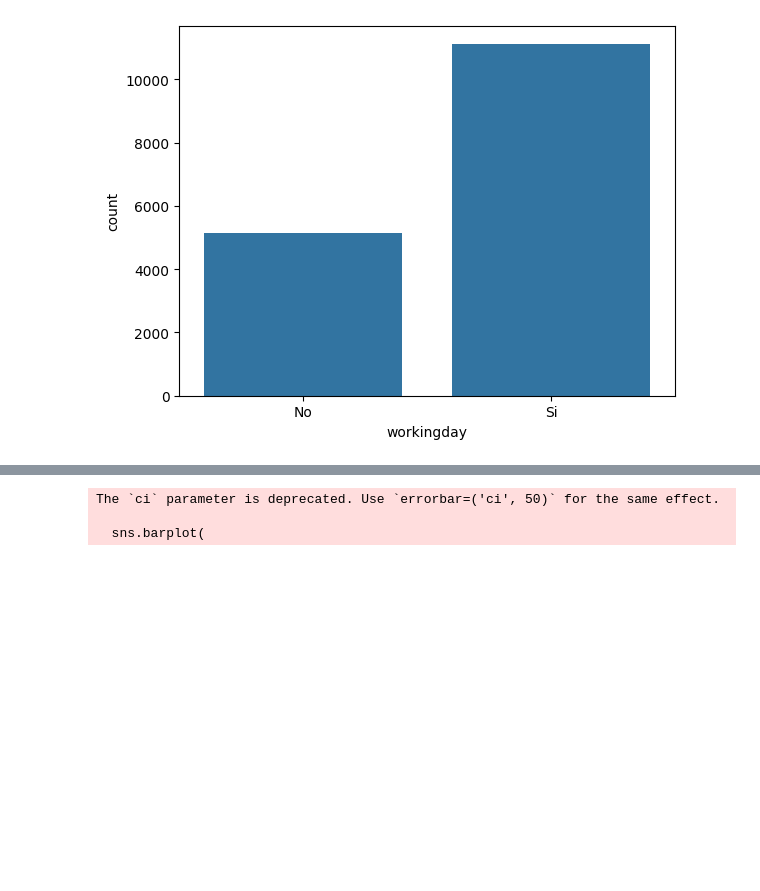
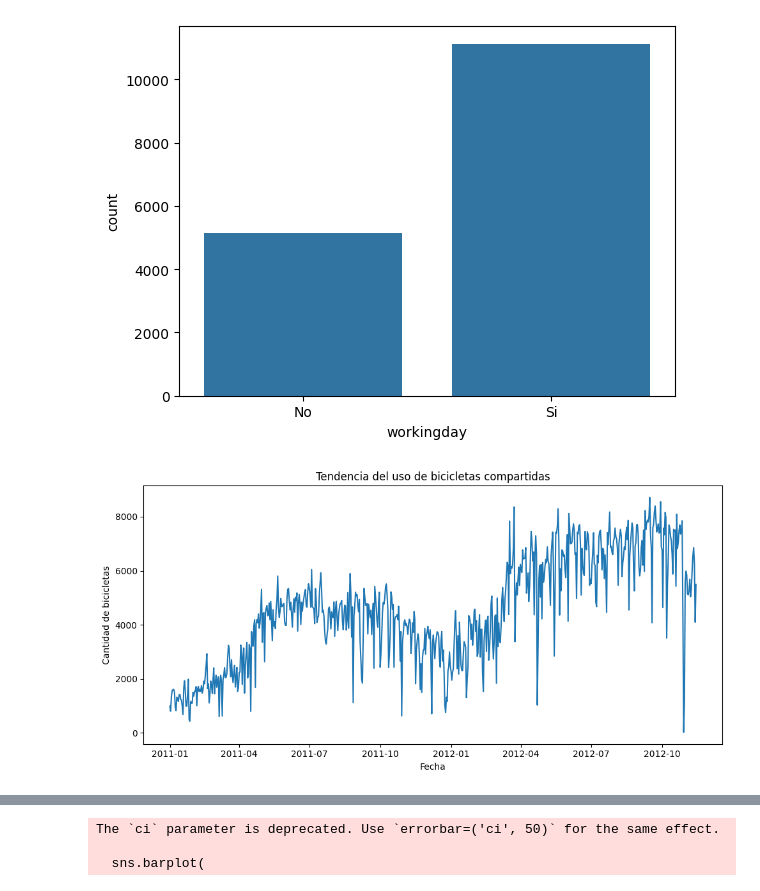
Before and after one commit to elchck81/machine-learning-final-project, a Jupyter notebook: notebooks/bike_sharing.ipynb, the cells around one changed output, grey strips where cells are left out. Cells and saved outputs as stored; diff of their text form; code cells hidden in the pictures; blank space fills up the shorter version.

```diff
--- a/notebooks/bike_sharing.ipynb
+++ b/notebooks/bike_sharing.ipynb
@@ -150,6 +148,18 @@ sns.countplot(df_train, x='workingday')
 plt.show()
 # %% [output]
 [figure]
+# %%
+df_daily= df_train['cnt'].resample('D').sum()
+
+plt.figure(figsize=(10,5))
+plt.plot(df_daily.index, df_daily.values)
+plt.title('Tendencia del uso de bicicletas compartidas')
+plt.xlabel('Fecha')
+plt.ylabel('Cantidad de bicicletas')
+plt.tight_layout()
+plt.show()
+# %% [output]
+[figure, added]
 # %%
 sns.pairplot(df_train, corner=True)
 plt.show()
```
Also changed, not shown: parts of 4 cells of this notebook.
